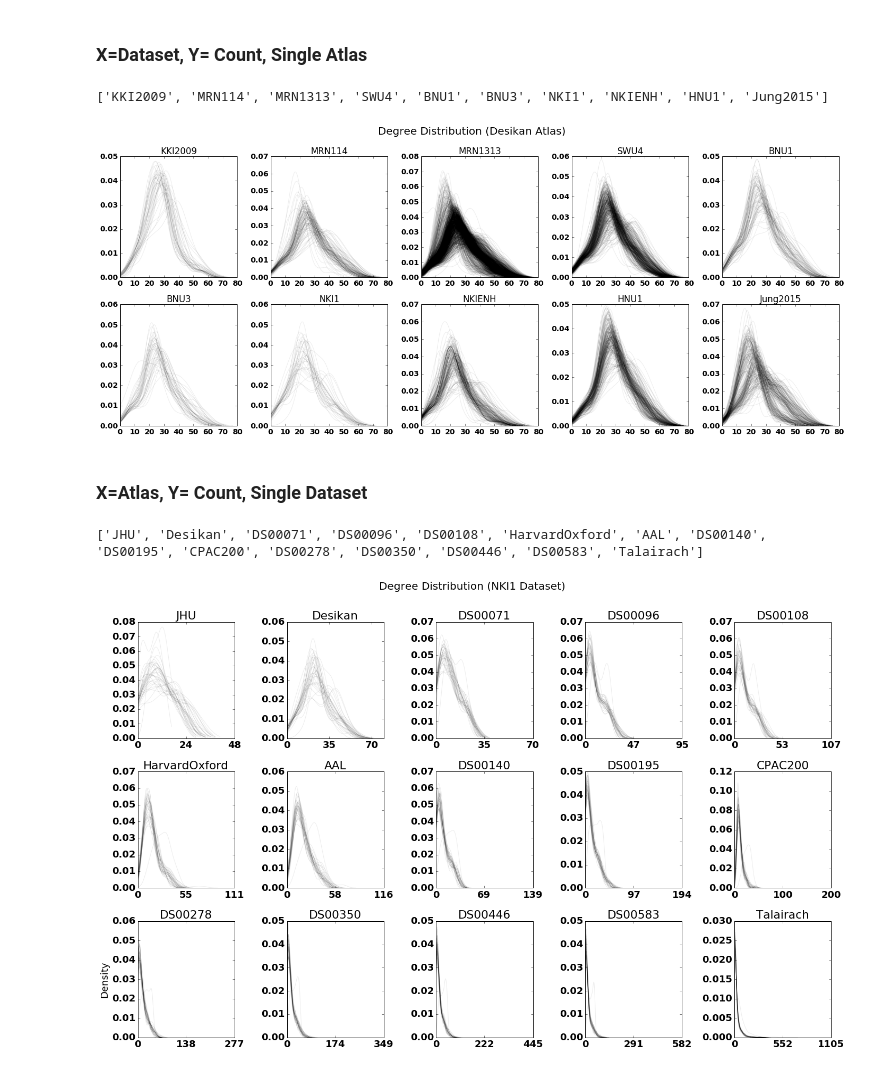
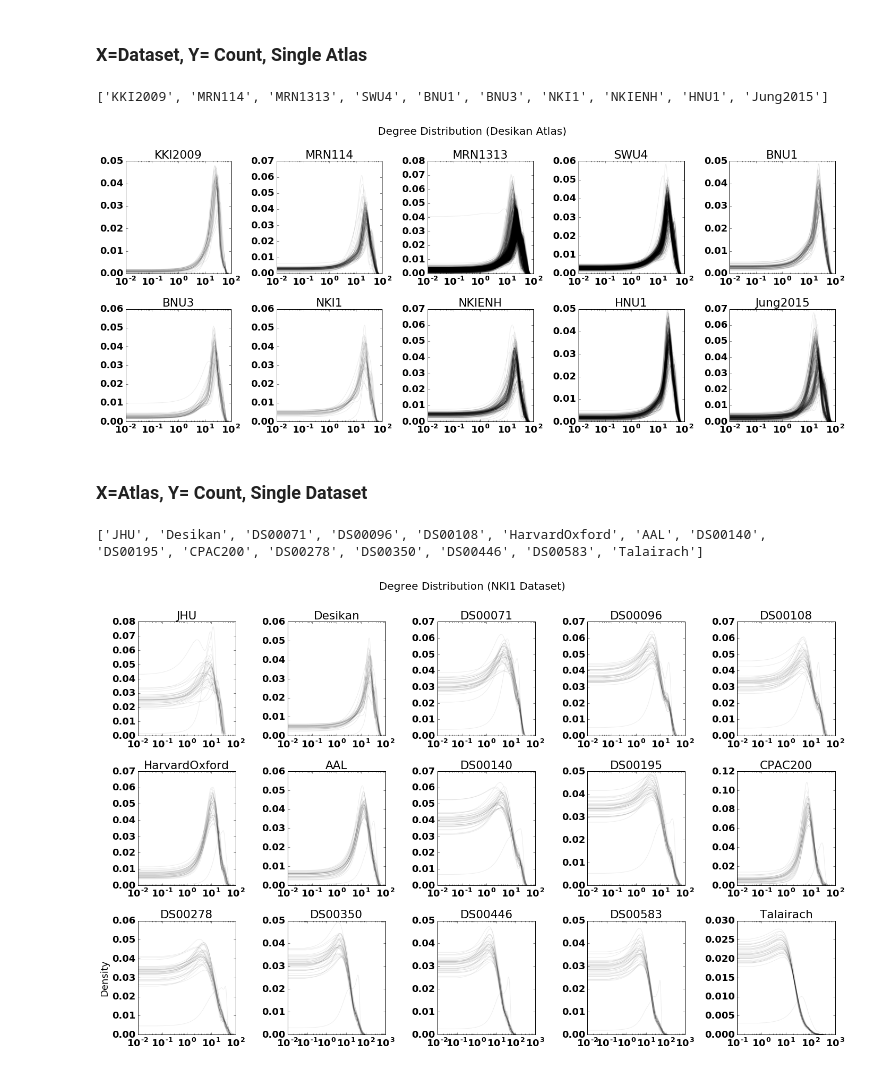
Before and after one commit to gkiar/dataset_variance, a Jupyter notebook: code/plotting/multiscale_qc_fig.ipynb, the cells around one changed output. Saved outputs shown, nothing was run; the diff lists cells and outputs as text; code cells hidden in the pictures.

Commit message:
updated plots to embeautify them

```diff
--- a/code/plotting/multiscale_qc_fig.ipynb
+++ b/code/plotting/multiscale_qc_fig.ipynb
@@ -72,0 +118,37 @@ plt_nnz = feature_plot(nnz, dnames, 'Number of Non-zero Edges (NKI1 Dataset)', p
+# %%
+basedir = '/Users/gkiar/code/ocp/dataset_variance/data/graphs/'
+atlases = (('JHU', 48),
+           ('desikan', 70),
+           ('DS00071', 70),
+           ('DS00096', 95),
+           ('DS00108', 107),
+           ('HarvardOxford', 111),
+           ('AAL', 116),
+           ('DS00140', 139),
+           ('DS00195', 194),
+           ('CPAC200', 200),
+           ('DS00278', 277),
+           ('DS00350', 349),
+           ('DS00446', 445),
+           ('DS00583', 582),
+           ('Talairach', 1105))
+atlases = OrderedDict(atlases)
+dset = 'NKI1'
+dnames = list()
+nnz_nrois = OrderedDict()
+for atlas in atlases:
+    temp_path = os.path.join(basedir, atlas, atlas + '_nnz.pkl')
+    f_nnz = open(temp_path)
+    temp_nnz = pickle.load(f_nnz)['nnz']
+    f_nnz.close()
+    nnz_nrois[atlas] = {key: 2.0*temp_nnz['NKI1'][key]/(atlases[atlas]*(atlases[atlas]-1)) for key in temp_nnz['NKI1']}
+    dnames += [atlas.title()] if atlas == 'desikan' else [atlas]
+print dnames
+
+cols = ['#e41a1c', '#377eb8', '#000000', '#000000', '#000000',
+        '#4daf4a','#984ea3', '#000000', '#000000', '#ff7f00',
+        '#000000', '#000000', '#000000', '#000000', '#f781bf']
+
+plt_nnz = feature_plot(nnz_nrois, dnames, 'Sparsity over Number of ROIs (NKI1 Dataset)', plot_mode='scatter',
+                       fig_outfile='../../figs/graphs/multiscale_qc/NKI1_sparsity_atlases.png', ylims=[0, 0.5],
+                       size=atlases.values(), xlab='ROIs', color=cols)
@@ -108,16 +193,17 @@ plot_metrics(s['nnz'], s['degree'], s['edgeweight'], s['ccoefs'], s['ss1'], s['e
 # %%
 f_deg = open('../../data/graphs/desikan/desikan_degree.pkl')
 
 deg = pickle.load(f_deg)['degree']
 f_deg.close()
 dnames = deg.keys()
 print dnames
 
 plt_deg = feature_plot(deg, dnames, 'Degree Distribution (Desikan Atlas)', plot_mode='hist',
-                       fig_outfile='../../figs/graphs/multiscale_qc/desikan_degree_datasets.png')
+                       fig_outfile='../../figs/graphs/multiscale_qc/desikan_degree_datasets.png',
+                       axis_scale='log')
 # %% [output]
 ['KKI2009', 'MRN114', 'MRN1313', 'SWU4', 'BNU1', 'BNU3', 'NKI1', 'NKIENH', 'HNU1', 'Jung2015']
-[figure, old version]
+[figure, new version]
 # %% [markdown]
 ### X=Atlas,  Y= Count, Single Dataset
 # %%
@@ -153,7 +239,8 @@ for atlas in atlases:
 print dnames
 
 plt_nnz = feature_plot(deg, dnames, 'Degree Distribution (NKI1 Dataset)', plot_mode='hist', ylab='Density',
-                       fig_outfile='../../figs/graphs/multiscale_qc/desikan_degree_atlases.png', xv = xvs)
+                       fig_outfile='../../figs/graphs/multiscale_qc/nki_degree_atlases.png', xv = xvs,
+                       axis_scale='log')
 # %% [output]
 ['JHU', 'Desikan', 'DS00071', 'DS00096', 'DS00108', 'HarvardOxford', 'AAL', 'DS00140', 'DS00195', 'CPAC200', 'DS00278', 'DS00350', 'DS00446', 'DS00583', 'Talairach']
-[figure, old version]
+[figure, new version]
```
Also changed, not shown: parts of 6 cells of this notebook, 8 other files.
